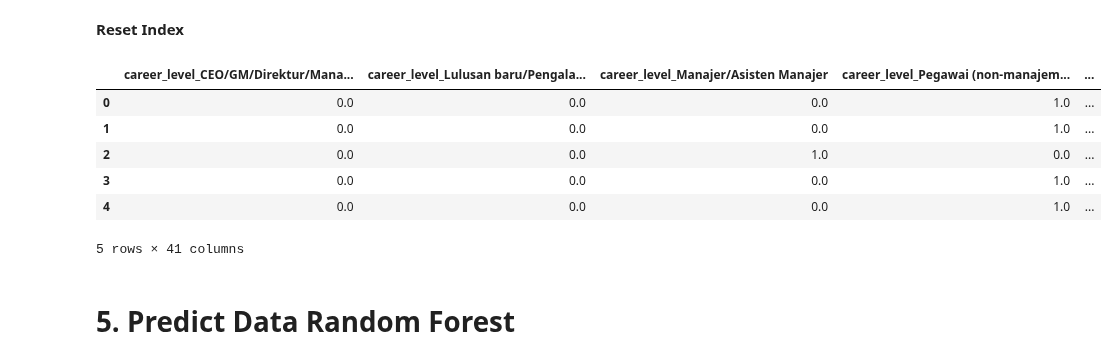
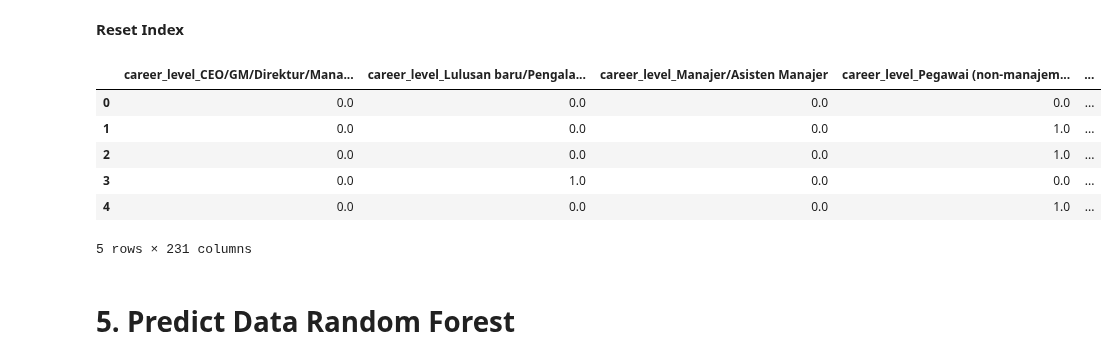
Before and after one commit to Reosta-Pratama/Project-Prediction, a Jupyter notebook: main/main.ipynb, the cells around one changed output. Saved outputs shown, nothing was run; the diff lists cells and outputs as text; code cells hidden in the pictures.

```diff
--- a/main/main.ipynb
+++ b/main/main.ipynb
@@ -77,7 +77,7 @@ dtype: int64
 **Drop kolom yang tidak diperlukan**
 # %%
 dataset = dataset.drop(labels=["id", "salary_currency", "job_benefits", "job_function", "job_description",
-"company_process_time", "company_size", "company_industry", "location"], axis=1)
+"company_process_time", "company_size", "company_industry"], axis=1)
 # %% [markdown]
 **Mengisi Missing Value Experience Level**
 # %%
@@ -328,0 +333,6 @@ X_train_education.head()
+# %%
+enc_5 = OneHotEncoder(sparse_output=False, handle_unknown='ignore')
+
+X_train_location = enc_5.fit_transform(X_train[['location']])
+X_test_location = enc_5.transform(X_test[['location']])
+X_train_location
@@ -328,0 +347,7 @@ X_train_education.head()
+# %%
+location = enc_5.get_feature_names_out(input_features=['location'])
+
+X_train_location = pd.DataFrame(X_train_location, columns=location)
+X_test_location = pd.DataFrame(X_test_location, columns=location)
+
+X_train_location.head()
@@ -332,21 +365,21 @@ X_train_education.head()
 X_train.reset_index(drop=True, inplace=True)
 X_test.reset_index(drop=True, inplace=True)
 # %%
-X_train_new = pd.concat([X_train, X_train_career, X_train_experience, X_train_employment, X_train_education], axis=1)
-X_train_new.drop(columns=['career_level', 'experience_level', 'employment_type', 'education_level'],inplace=True)
+X_train_new = pd.concat([X_train, X_train_career, X_train_experience, X_train_employment, X_train_education, X_train_location], axis=1)
+X_train_new.drop(columns=['career_level', 'experience_level', 'employment_type', 'education_level', 'location'],inplace=True)
 
-X_test_new = pd.concat([X_test, X_test_career, X_test_experience, X_test_employment, X_test_education], axis=1)
-X_test_new.drop(columns=['career_level', 'experience_level', 'employment_type', 'education_level'],inplace=True)
+X_test_new = pd.concat([X_test, X_test_career, X_test_experience, X_test_employment, X_test_education, X_test_location], axis=1)
+X_test_new.drop(columns=['career_level', 'experience_level', 'employment_type', 'education_level', 'location'],inplace=True)
 
 X_train_new.head()
 # %% [output]
 |  | career_level_CEO/GM/Direktur/Mana... | career_level_Lulusan baru/Pengala... | career_level_Manajer/Asisten Manajer | career_level_Pegawai (non-manajem... | ... |
-| 0 | 0.0 | 0.0 | 0.0 | 1.0 | ... |
+| 0 | 0.0 | 0.0 | 0.0 | 0.0 | ... |
 | 1 | 0.0 | 0.0 | 0.0 | 1.0 | ... |
-| 2 | 0.0 | 0.0 | 1.0 | 0.0 | ... |
-| 3 | 0.0 | 0.0 | 0.0 | 1.0 | ... |
+| 2 | 0.0 | 0.0 | 0.0 | 1.0 | ... |
+| 3 | 0.0 | 1.0 | 0.0 | 0.0 | ... |
 | 4 | 0.0 | 0.0 | 0.0 | 1.0 | ... |
-5 rows × 41 columns
+5 rows × 231 columns
 # %% [markdown]
 # 5. Predict Data Random Forest
 # %%
```
Also changed, not shown: parts of 21 cells of this notebook.
